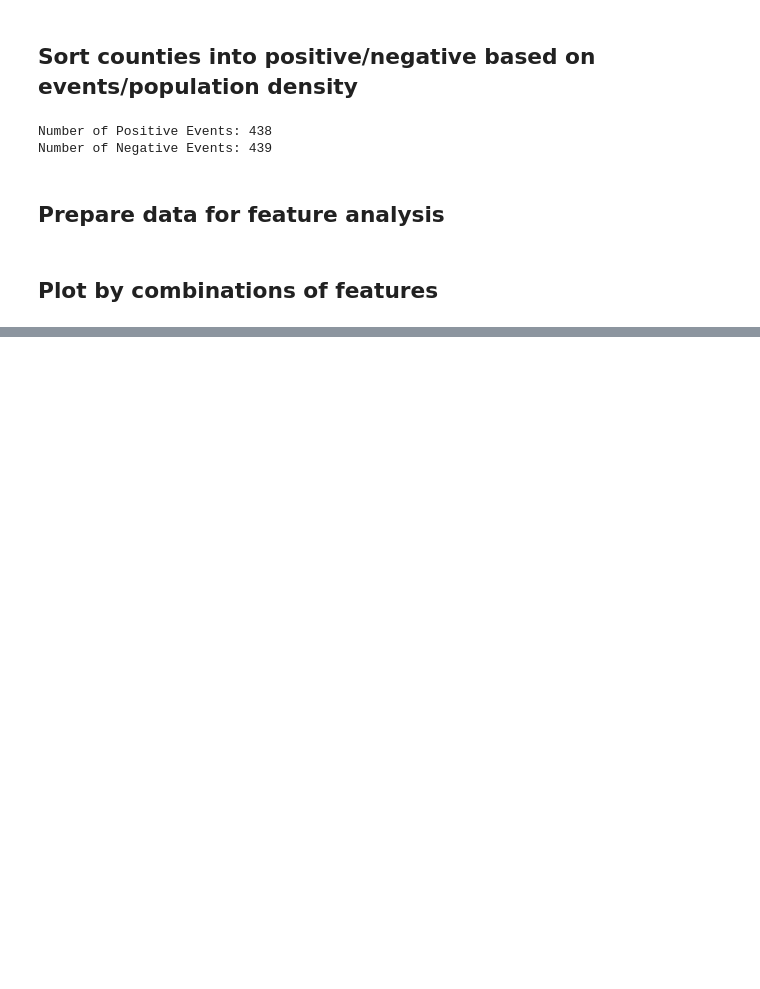
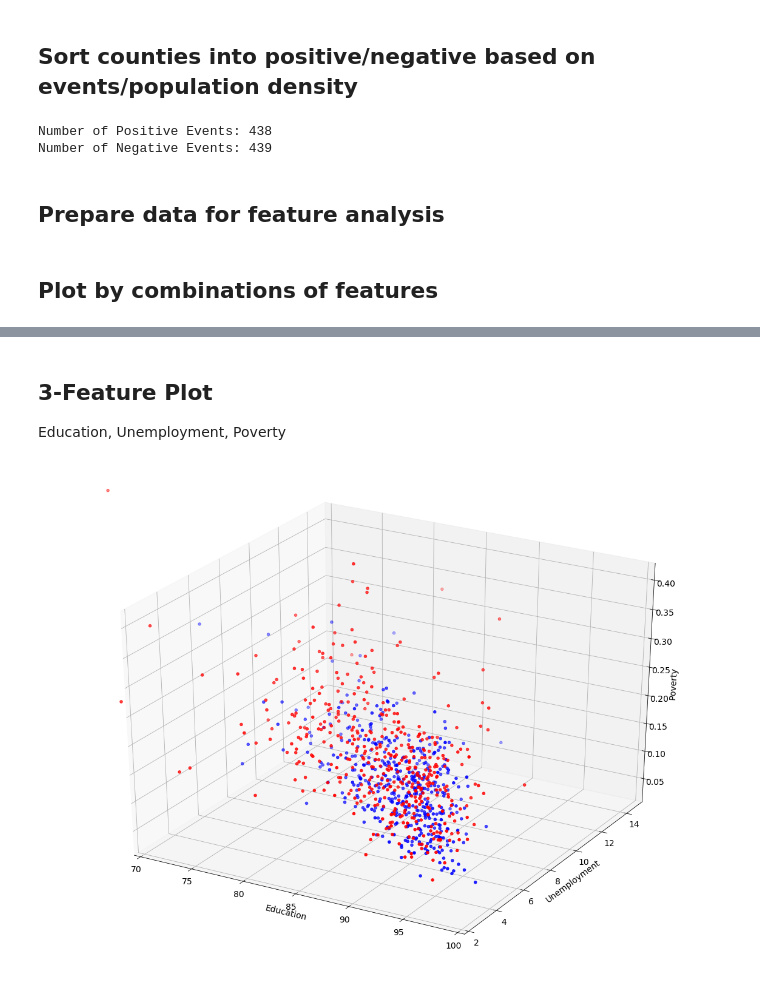
Before and after one commit to ebk46/GunViolenceDS, a Jupyter notebook: explore.ipynb, the cells around one changed output, grey strips where cells are left out. Saved outputs shown, nothing was run; the diff lists cells and outputs as text; code cells hidden in the pictures; blank space fills up the shorter version.

```diff
--- a/explore.ipynb
+++ b/explore.ipynb
@@ -289,0 +401,18 @@ for comb in feature_combs:
+# %% [markdown]
+## 3-Feature Plot
+Education, Unemployment, Poverty
+# %%
+fig = plt.figure(figsize=(20,15))
+ax = fig.add_subplot(111, projection='3d')
+ax.set_xlabel(feature_labels[1])
+ax.set_ylabel(feature_labels[2])
+ax.set_zlabel(feature_labels[3])
+
+ax.set_xlim([70, 100])
+ax.set_ylim([2, 15])
+
+for i, c, label in zip([0, 1], ['b', 'r'], ['Low Incidence', 'High Incidence']):
+        plt.scatter(data_X[data_Y == i, 1], data_X[data_Y == i, 2], s=20, zs=data_X[data_Y == i, 3],
+                    c=c, label=label)
+# %% [output]
+[figure, added]
```
Also changed, not shown: parts of 12 cells of this notebook.
